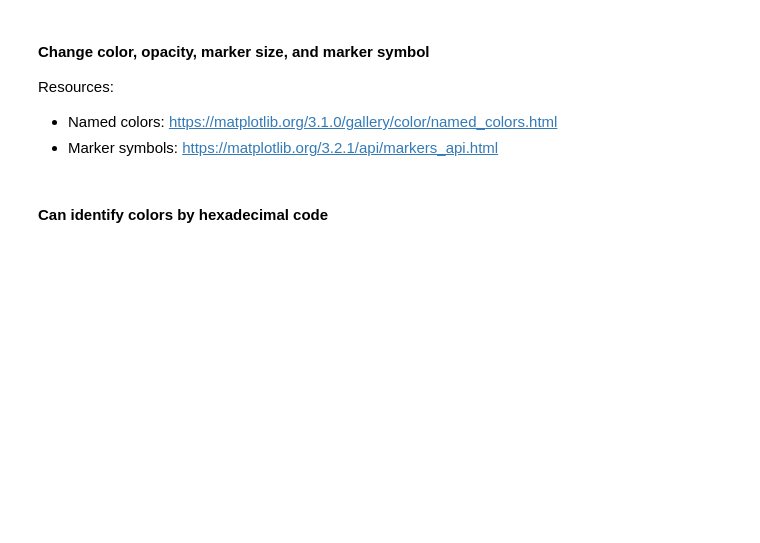
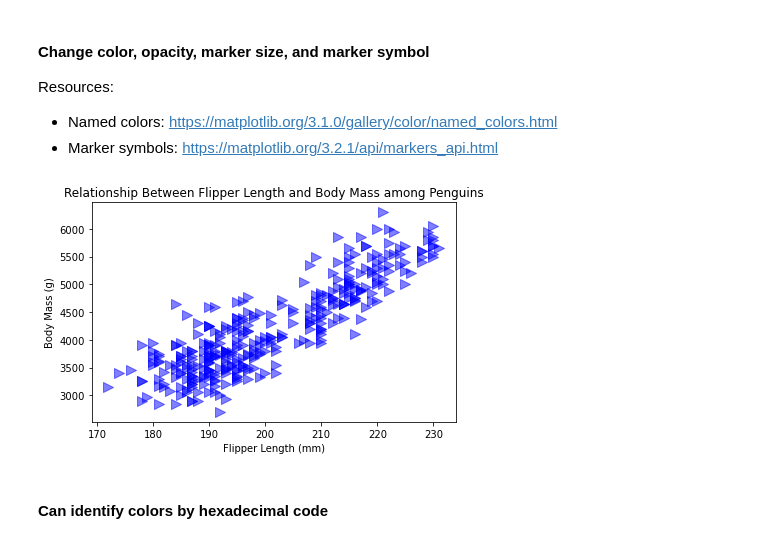
Before and after one commit to rbdaly16/NATL-DS-Live-062623, a Jupyter notebook: Phase1/Lectures/10-Plotting-with-Pandas.ipynb, the cells around one changed output. Drawn from its saved outputs; the diff is of its cells as text; code cells hidden in the pictures; blank space fills up the shorter version.

```diff
--- a/Phase1/Lectures/10-Plotting-with-Pandas.ipynb
+++ b/Phase1/Lectures/10-Plotting-with-Pandas.ipynb
@@ -255,18 +353,20 @@ Resources:
 # %%
 fig, ax = plt.subplots(figsize=(6, 4))
 
 # These are all arguments that go in the plot's function
 ax.scatter(penguins['flipper_length_mm'], penguins['body_mass_g'],
            c='blue',
            alpha=0.5,
            s=100,
-           marker='*')
+           marker='>')
 
 ax.set_xlabel('Flipper Length (mm)')
 ax.set_ylabel('Body Mass (g)')
 ax.set_title('Relationship Between Flipper Length and Body Mass among Penguins')
 
 plt.tight_layout()
+# %% [output]
+[figure, added]
 # %% [markdown]
 #### Can identify colors by hexadecimal code
 # %%
```
Also changed, not shown: parts of 38 cells of this notebook, 1 other file.
